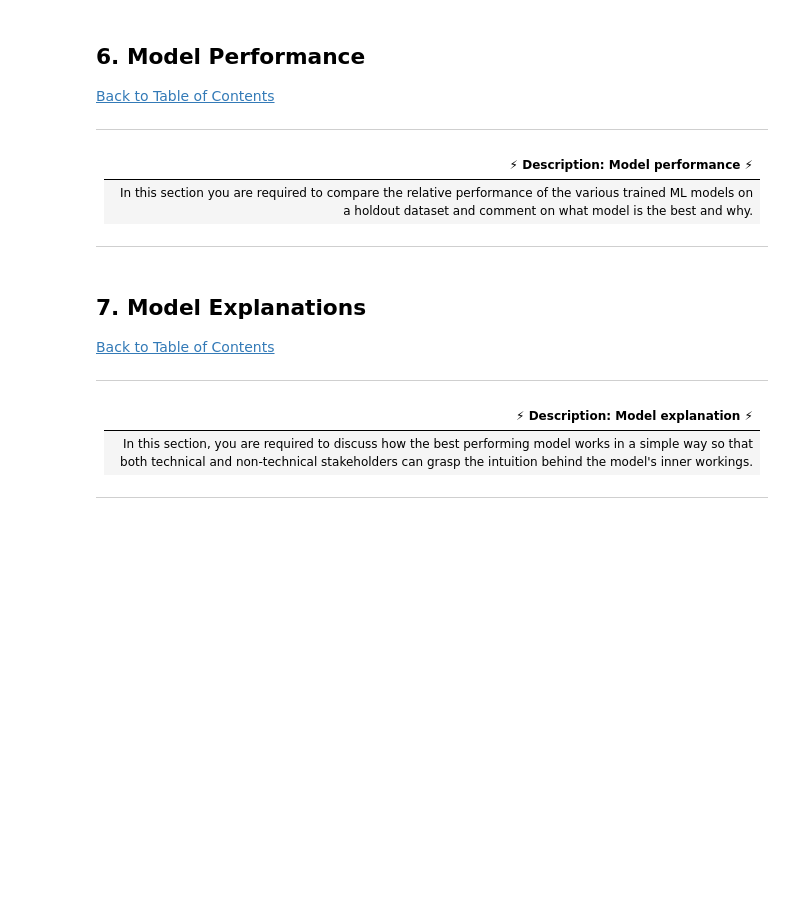
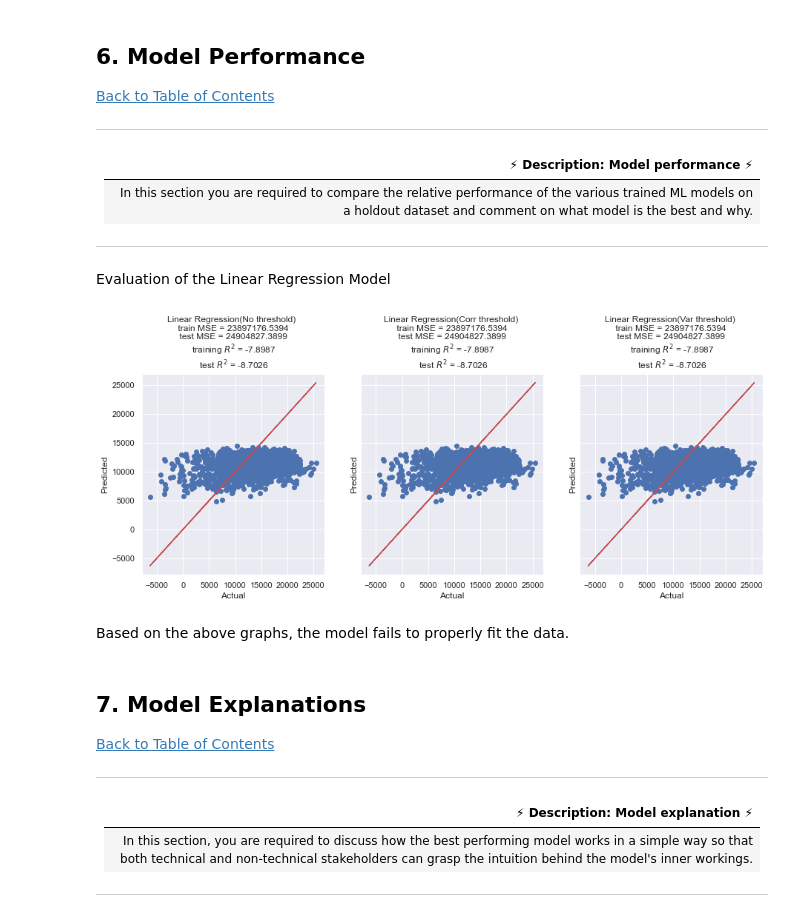
Before and after one commit to KenCBonyo/2110ACDS_ND5, a Jupyter notebook: 2110ACDS_ND5_v0.3.ipynb, the cells around one changed output. Cells and saved outputs as stored; diff of their text form; code cells hidden in the pictures; blank space fills up the shorter version.

```diff
--- a/2110ACDS_ND5_v0.3.ipynb
+++ b/2110ACDS_ND5_v0.3.ipynb
@@ -507,0 +796,17 @@ Text(0.5, 1.0, 'Correlation Heatmap')
+# %%
+# Training and testing data for correlation threshold model
+x_corr_train = x_train[X_corr_names]
+x_corr_test = x_test[X_corr_names]
+# %%
+# Training and testing data for variance threshold model (threshold = 0.1)
+x_var_train = x_train[X_corr_names]
+x_var_test = x_test[X_corr_names]
+# %%
+#Fit model
+lm = LinearRegression()
+lm_corr = LinearRegression()
+lm_var = LinearRegression()
+# %%
+lm.fit(x_train, y_train)
+lm_corr.fit(x_corr_train,y_train)
+lm_var.fit(x_var_train,y_train)
@@ -526,6 +833,47 @@ Text(0.5, 1.0, 'Correlation Heatmap')
 | In this section you are required to compare the relative performance of the various trained ML models on a holdout dataset and comment on what model is the best and why. |
 
 ---
+# %% [markdown]
+Evaluation of the Linear Regression Model
+# %%
+# Create figure and axes
+f, ax = plt.subplots(figsize=(15, 5), nrows=1, ncols=3, sharey=True)
+
+# Create list of titles and predictions to use in for loop
+train_pred = [lm.predict(x_train),
+              lm_corr.predict(x_corr_train),
+              lm_var.predict(x_var_train)]
+test_pred = [lm.predict(x_test),
+             lm_corr.predict(x_corr_test),
+             lm_var.predict(x_var_test)]
+title = ['No threshold', 'Corr threshold', 'Var threshold']
+
+# Key:
+# No threshold - linear regression with all predictive variables
+# Corr threshold - linear regression with correlation thresholded predictive variables
+# Var threshold - linear regression with variance thresholded predictive variables
+
+
+# Loop through all axes to plot each model's results
+for i in range(3):
+    test_mse = round(mean_squared_error(test_pred[i], y_test), 4)
+    test_r2 = round(r2_score(test_pred[i], y_test), 4)
+    train_mse = round(mean_squared_error(train_pred[i], y_train), 4)
+    train_r2 = round(r2_score(train_pred[i], y_train), 4)
+    title_str = f"Linear Regression({title[i]}) \n train MSE = {train_mse} \n " + \
+                f"test MSE = {test_mse} \n training $R^{2}$ = {train_r2} \n " + \
+                f"test $R^{2}$ = {test_r2}"
+    ax[i].set_title(title_str)
+    ax[i].set_xlabel('Actual')
+    ax[i].set_ylabel('Predicted')
+    ax[i].plot(y_test, y_test, 'r')
+    ax[i].scatter(y_test, test_pred[i])
+
+plt.show()
+# %% [output]
+[figure, added]
+# %% [markdown]
+Based on the above graphs, the model fails to properly fit the data.
 # %%
 # Compare model performance
 # %%
```
Also changed, not shown: parts of 46 cells of this notebook.
